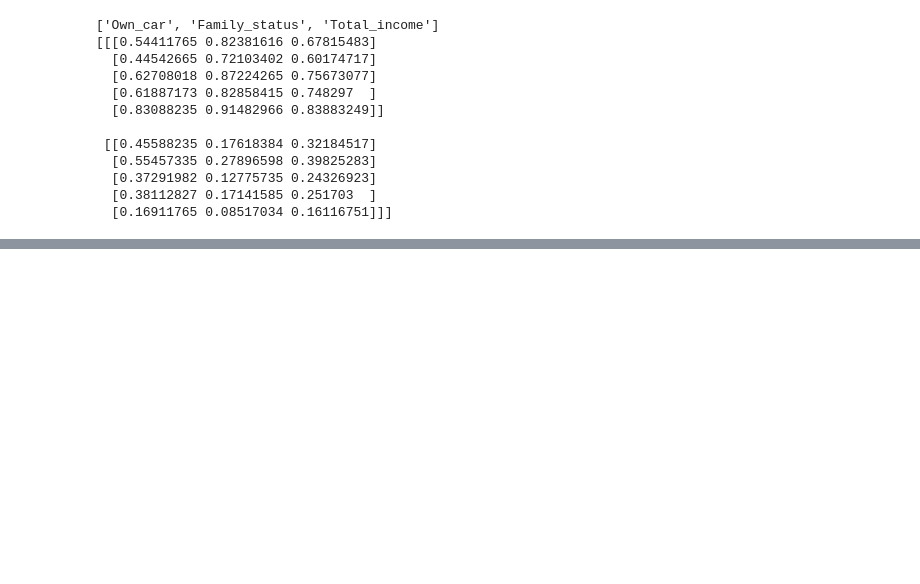
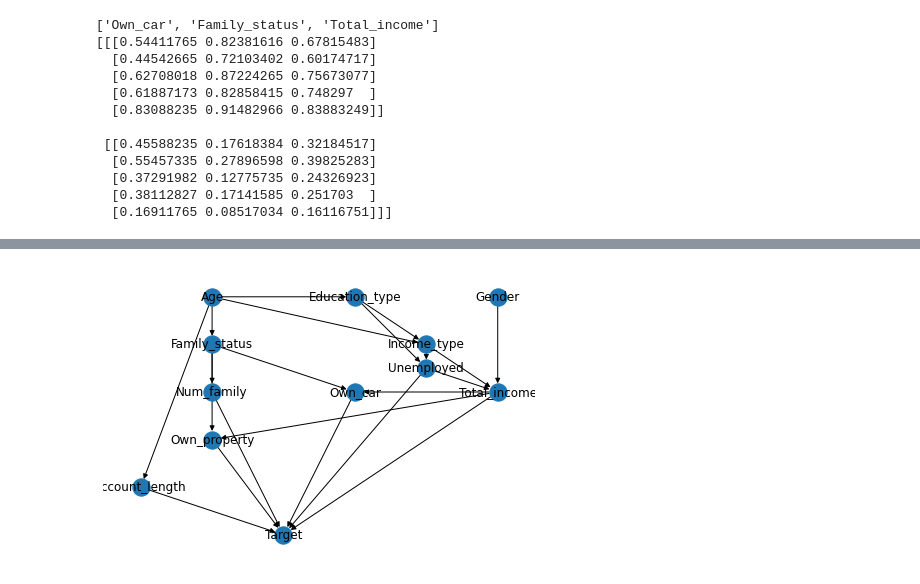
Before and after one commit to DomMcOyle/FAIKR3-Project, a Jupyter notebook: bayes_net.ipynb, the cells around one changed output, grey strips where cells are left out. Cells and saved outputs as stored; diff of their text form; code cells hidden in the pictures; blank space fills up the shorter version.

```diff
--- a/bayes_net.ipynb
+++ b/bayes_net.ipynb
@@ -206,0 +334,7 @@ print(infer.query(['Num_family'], evidence={'Target':1}))
+# %%
+hand_net = BayesianNetwork(edges)
+hand_net.fit(df, estimator=BayesianEstimator)
+cpds = hand_net.get_cpds()
+
+for elem in cpds:
+    print(elem)
@@ -206,0 +374,23 @@ print(infer.query(['Num_family'], evidence={'Target':1}))
+# %%
+
+pos={"Gender":(3,5),
+"Age":(1,5),
+"Total_income":(3,3),
+"Income_type":(2.5,4),
+"Education_type":(2,5),
+"Num_family":(1,3),
+"Account_length":(0.5,1),
+"Own_property":(1,2),
+"Unemployed":(2.5,3.5),
+"Own_car":(2,3),
+"Family_status":(1,4),
+"Target":(1.5,0),}
+
+nx.draw(hand_net, pos=pos, with_labels=True)
+#per ora sto solo mettendo i nomi delle colonne, poi sistemiamo
+# sarebbe da fissare la posizione dei nodi
+#gender, Age, Family_status, num_family, Education_type, Income_type, Unemployed, Total_income, Own_property, Own_car, Account_length, target
+#nx.draw(X, pos)
+#plt.show()
+# %% [output]
+[figure, added]
```
Also changed, not shown: parts of 21 cells of this notebook, 2 other files.
